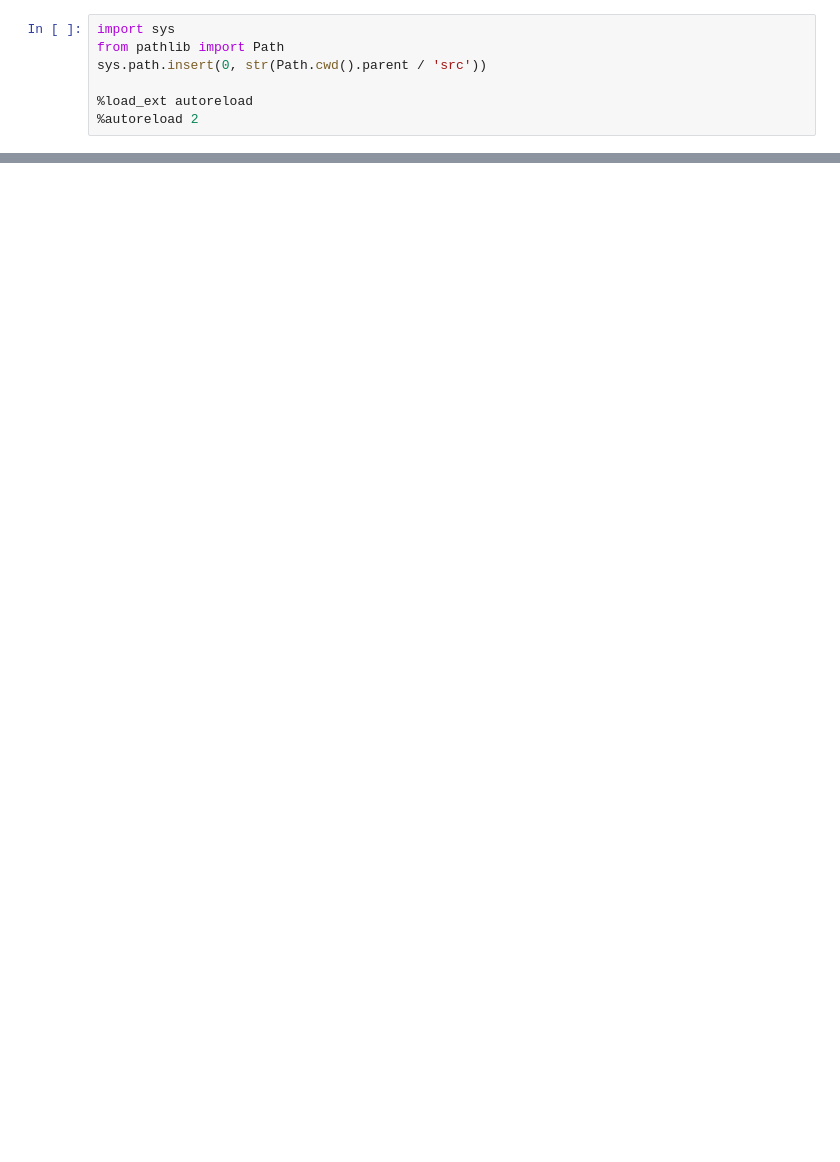
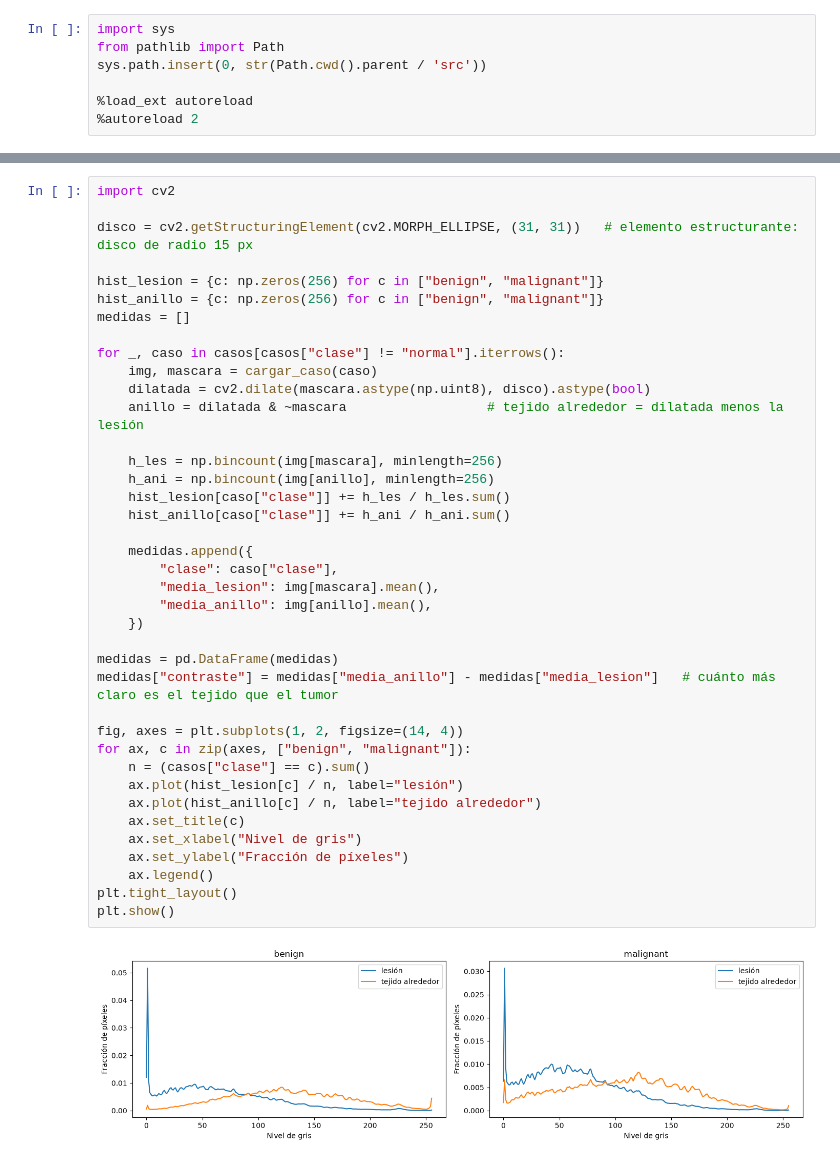
Before and after one commit to gustsita/PSIB_TPI_GRUPO_13, a Jupyter notebook: notebooks/00_exploracion.ipynb, the cells around one changed output, grey strips where cells are left out. Drawn from its saved outputs; the diff is of its cells as text; blank space fills up the shorter version.

```diff
--- a/notebooks/00_exploracion.ipynb
+++ b/notebooks/00_exploracion.ipynb
@@ -53,0 +356,41 @@ plt.show()
+# %%
+import cv2
+
+disco = cv2.getStructuringElement(cv2.MORPH_ELLIPSE, (31, 31))   # elemento estructurante: disco de radio 15 px
+
+hist_lesion = {c: np.zeros(256) for c in ["benign", "malignant"]}
+hist_anillo = {c: np.zeros(256) for c in ["benign", "malignant"]}
+medidas = []
+
+for _, caso in casos[casos["clase"] != "normal"].iterrows():
+    img, mascara = cargar_caso(caso)
+    dilatada = cv2.dilate(mascara.astype(np.uint8), disco).astype(bool)
+    anillo = dilatada & ~mascara                  # tejido alrededor = dilatada menos la lesión
+
+    h_les = np.bincount(img[mascara], minlength=256)
+    h_ani = np.bincount(img[anillo], minlength=256)
+    hist_lesion[caso["clase"]] += h_les / h_les.sum()
+    hist_anillo[caso["clase"]] += h_ani / h_ani.sum()
+
+    medidas.append({
+        "clase": caso["clase"],
+        "media_lesion": img[mascara].mean(),
+        "media_anillo": img[anillo].mean(),
+    })
+
+medidas = pd.DataFrame(medidas)
+medidas["contraste"] = medidas["media_anillo"] - medidas["media_lesion"]   # cuánto más claro es el tejido que el tumor
+
+fig, axes = plt.subplots(1, 2, figsize=(14, 4))
+for ax, c in zip(axes, ["benign", "malignant"]):
+    n = (casos["clase"] == c).sum()
+    ax.plot(hist_lesion[c] / n, label="lesión")
+    ax.plot(hist_anillo[c] / n, label="tejido alrededor")
+    ax.set_title(c)
+    ax.set_xlabel("Nivel de gris")
+    ax.set_ylabel("Fracción de píxeles")
+    ax.legend()
+plt.tight_layout()
+plt.show()
+# %% [output]
+[figure, added]
```
Also changed, not shown: parts of 42 cells of this notebook.
